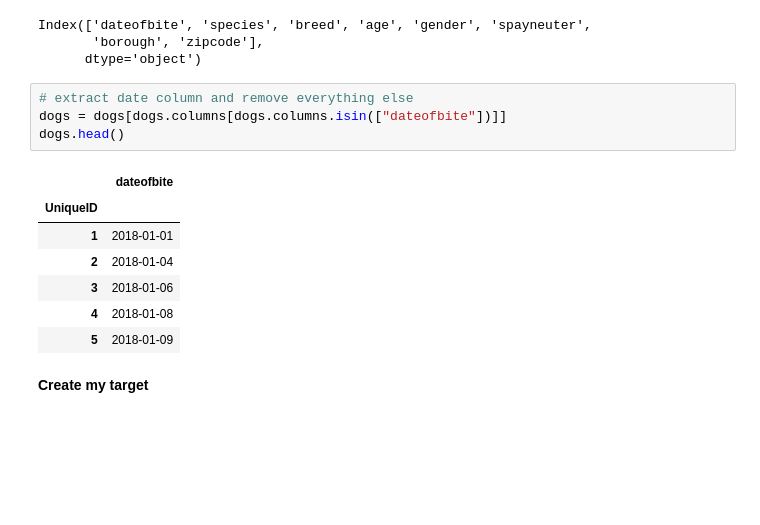
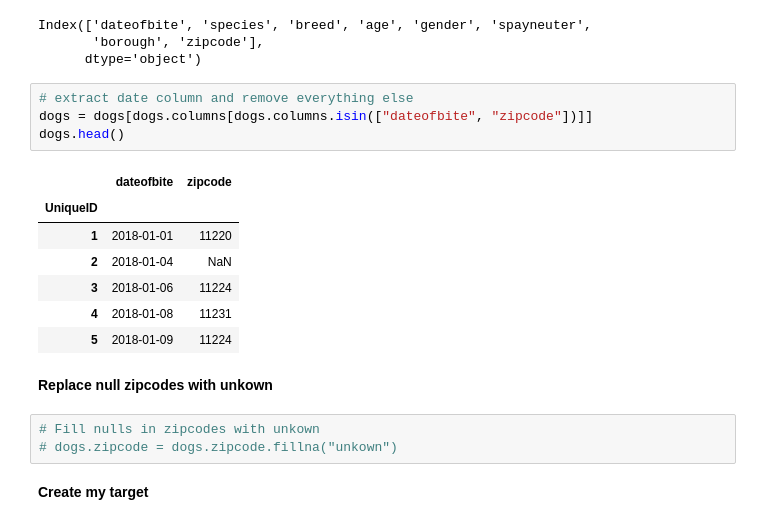
Before and after one commit to MigashaneVictoire/new_york_city_dog_bites, a Jupyter notebook: prepare.ipynb, the cells around one changed output. Cells and saved outputs as stored; diff of their text form; blank space fills up the shorter version.

```diff
--- a/prepare.ipynb
+++ b/prepare.ipynb
@@ -130,16 +130,21 @@ Index(['dateofbite', 'species', 'breed', 'age', 'gender', 'spayneuter',
       dtype='object')
 # %%
 # extract date column and remove everything else
-dogs = dogs[dogs.columns[dogs.columns.isin(["dateofbite"])]]
+dogs = dogs[dogs.columns[dogs.columns.isin(["dateofbite", "zipcode"])]]
 dogs.head()
 # %% [output]
-|  | dateofbite |
-| UniqueID |  |
-| 1 | 2018-01-01 |
-| 2 | 2018-01-04 |
-| 3 | 2018-01-06 |
-| 4 | 2018-01-08 |
-| 5 | 2018-01-09 |
+|  | dateofbite | zipcode |
+| UniqueID |  |  |
+| 1 | 2018-01-01 | 11220 |
+| 2 | 2018-01-04 | NaN |
+| 3 | 2018-01-06 | 11224 |
+| 4 | 2018-01-08 | 11231 |
+| 5 | 2018-01-09 | 11224 |
+# %% [markdown]
+**Replace null zipcodes with unkown**
+# %%
+# Fill nulls in zipcodes with unkown
+# dogs.zipcode = dogs.zipcode.fillna("unkown")
 # %% [markdown]
 **Create my target**
 # %%
```
Also changed, not shown: parts of 5 cells of this notebook, 2 other files.
